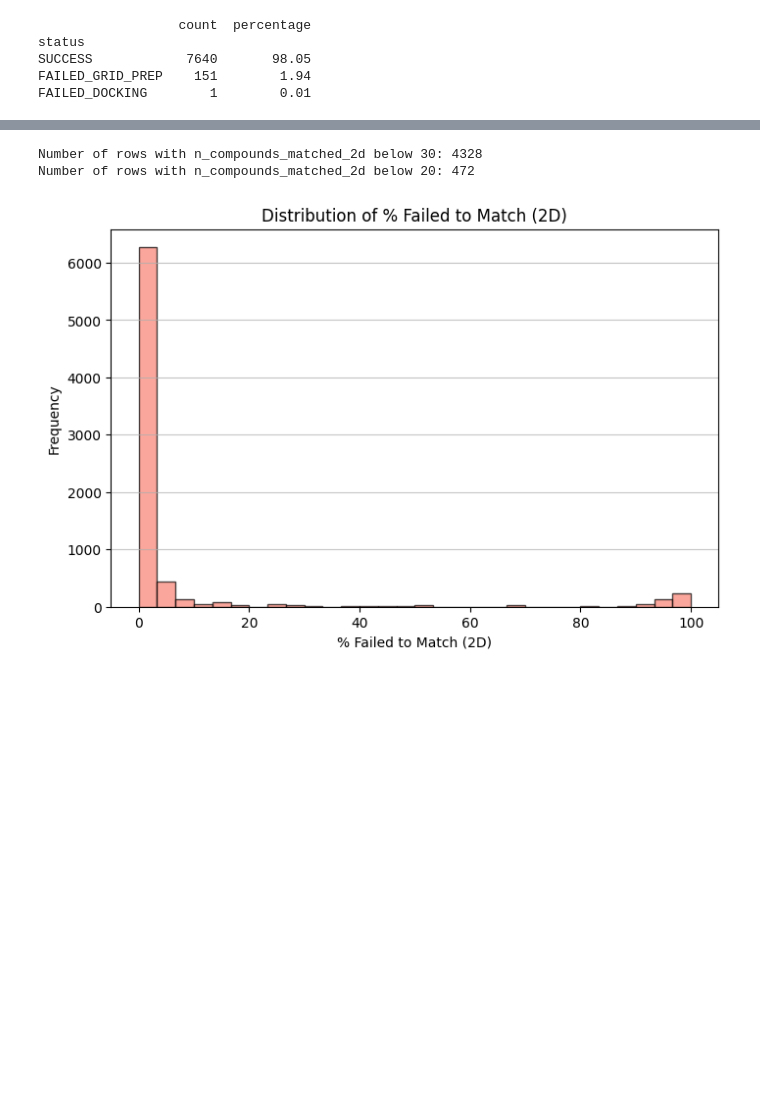
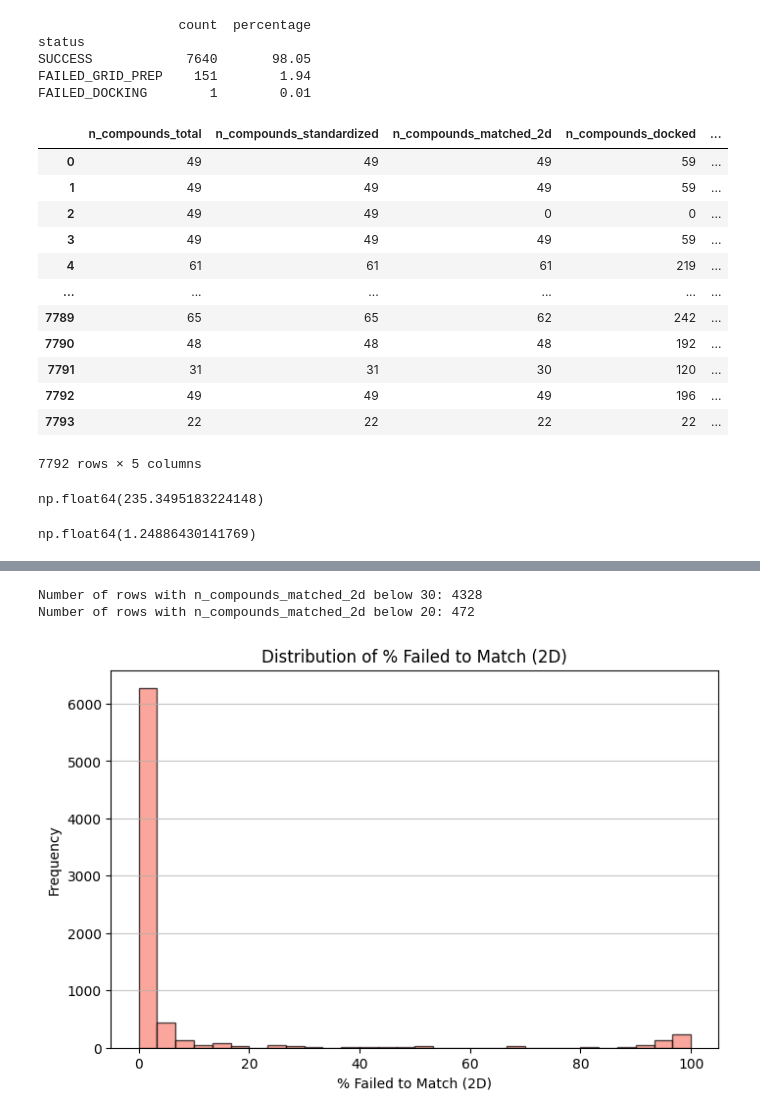
Before and after one commit to Popov-Lab-UNC/mockdock, a Jupyter notebook: notebooks/best_pl_systems.ipynb, the cells around one changed output, grey strips where cells are left out. Drawn from its saved outputs; the diff is of its cells as text; code cells hidden in the pictures; blank space fills up the shorter version.

```diff
--- a/notebooks/best_pl_systems.ipynb
+++ b/notebooks/best_pl_systems.ipynb
@@ -31,4 +43,36 @@ status
 SUCCESS            7640       98.05
 FAILED_GRID_PREP    151        1.94
 FAILED_DOCKING        1        0.01
+# %%
+df[
+    [
+        "n_compounds_total",
+        "n_compounds_standardized",
+        "n_compounds_matched_2d",
+        "n_compounds_docked",
+        "n_conformers_docked",
+    ]
+]
+# %% [output]
+|  | n_compounds_total | n_compounds_standardized | n_compounds_matched_2d | n_compounds_docked | ... |
+| 0 | 49 | 49 | 49 | 59 | ... |
+| 1 | 49 | 49 | 49 | 59 | ... |
+| 2 | 49 | 49 | 0 | 0 | ... |
+| 3 | 49 | 49 | 49 | 59 | ... |
+| 4 | 61 | 61 | 61 | 219 | ... |
+| ... | ... | ... | ... | ... | ... |
+| 7789 | 65 | 65 | 62 | 242 | ... |
+| 7790 | 48 | 48 | 48 | 192 | ... |
+| 7791 | 31 | 31 | 30 | 120 | ... |
+| 7792 | 49 | 49 | 49 | 196 | ... |
+| 7793 | 22 | 22 | 22 | 22 | ... |
+7792 rows × 5 columns
+# %%
+df["runtime_seconds"].sum() / 3600
+# %% [output]
+np.float64(235.3495183224148)
+# %%
+df["runtime_seconds"].sum() / df["n_compounds_docked"].sum()
+# %% [output]
+np.float64(1.24886430141769)
 # %%
```
Also changed, not shown: parts of 12 cells of this notebook, 51 other files.
